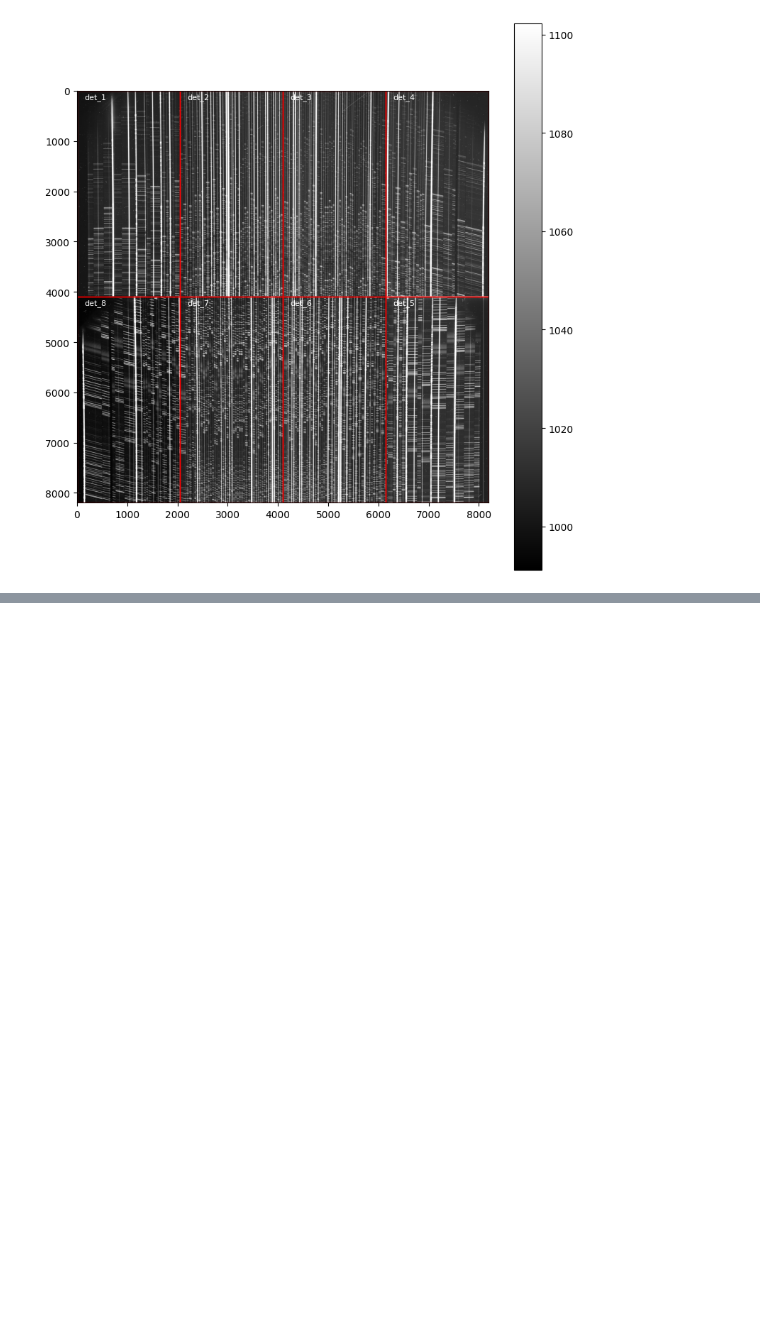
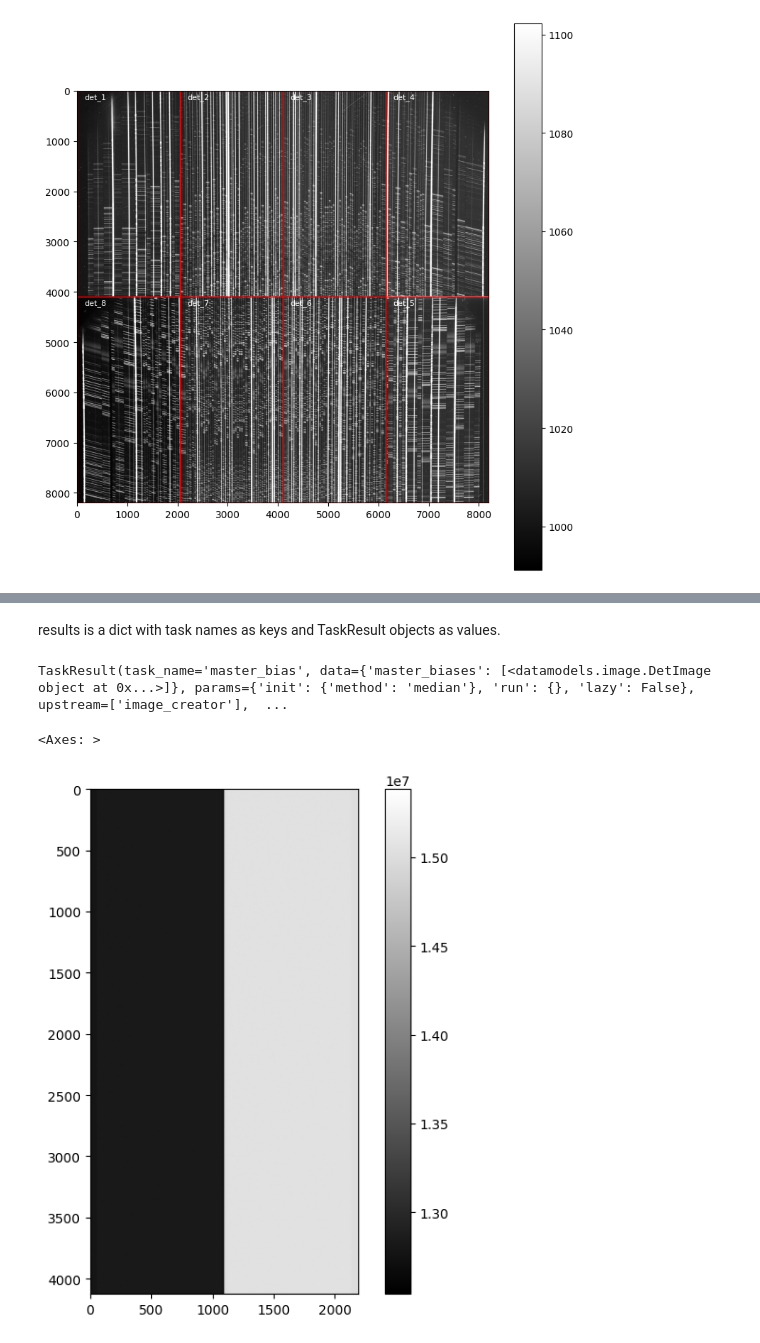
Before and after one commit to CaltechOpticalObservatories/eregion, a Jupyter notebook: playground/test.ipynb, the cells around one changed output, grey strips where cells are left out. Saved outputs shown, nothing was run; the diff lists cells and outputs as text; code cells hidden in the pictures; blank space fills up the shorter version.

```diff
--- a/playground/test.ipynb
+++ b/playground/test.ipynb
@@ -107,0 +168,5 @@ fpimage.show(cmap='gray', vmin=vmin, vmax=vmax)
+# %%
+from pipeline.engine import PipelineEngine
+mb = PipelineEngine(pipeline_config='../configs/pipeline_flows/masterbias_example.yaml')
+# %%
+results = mb.run()
@@ -107,0 +188,12 @@ fpimage.show(cmap='gray', vmin=vmin, vmax=vmax)
+# %% [markdown]
+results is a dict with task names as keys and TaskResult objects as values.
+# %%
+results['master_bias']
+# %% [output]
+TaskResult(task_name='master_bias', data={'master_biases': [<datamodels.image.DetImage object at 0x...>]}, params={'init': {'method': 'median'}, 'run': {}, 'lazy': False}, upstream=['image_creator'],  ...
+# %%
+mb_images = results['master_bias'].data["master_biases"]
+mb_images[0].show(cmap='gray')
+# %% [output]
+<Axes: >
+[figure, added]
```
Also changed, not shown: parts of 24 cells of this notebook, 5 other files.
